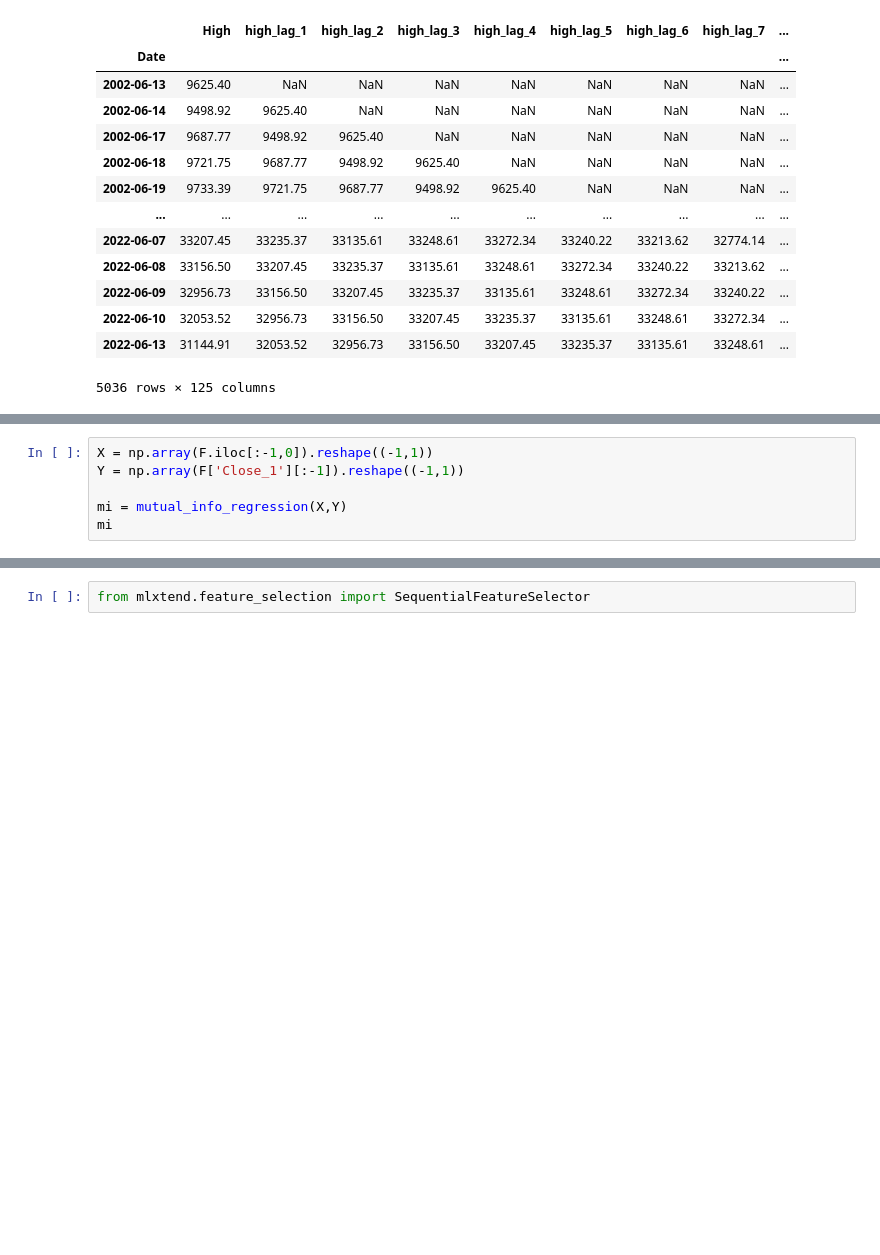
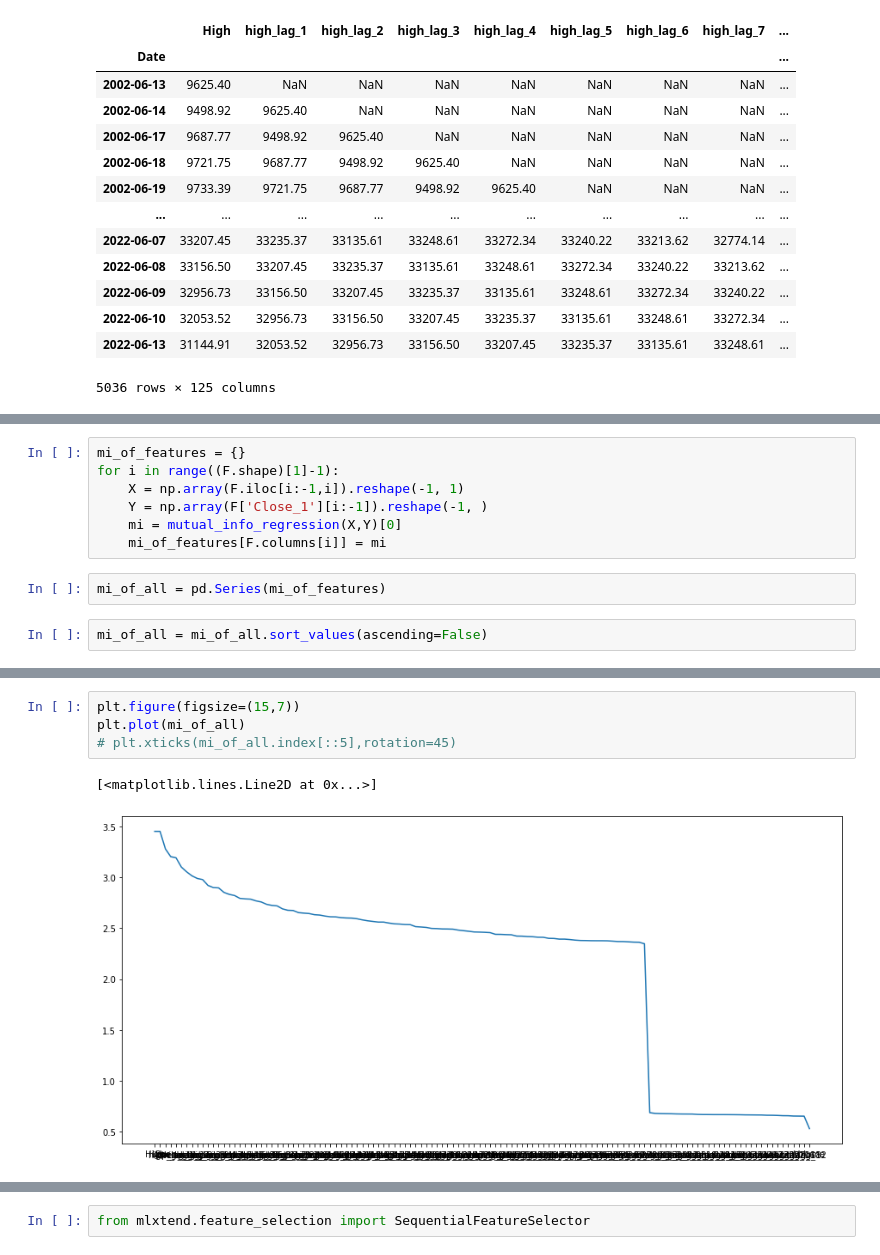
Before and after one commit to GirlOfKook1997/Optimal-Lag-Selection-by-Mutual-Information, a Jupyter notebook: Mutual Information_KNN_Forward Search.ipynb, the cells around one changed output, grey strips where cells are left out. Saved outputs shown, nothing was run; the diff lists cells and outputs as text; blank space fills up the shorter version.

```diff
--- a/Mutual Information_KNN_Forward Search.ipynb
+++ b/Mutual Information_KNN_Forward Search.ipynb
@@ -134,6 +108,0 @@ from sklearn.feature_selection import mutual_info_regression
-# %%
-X = np.array(F.iloc[:-1,0]).reshape((-1,1))
-Y = np.array(F['Close_1'][:-1]).reshape((-1,1))
-
-mi = mutual_info_regression(X,Y)
-mi
@@ -141,0 +161,11 @@ array([3.45191133])
+# %%
+mi_of_features = {}
+for i in range((F.shape)[1]-1):
+    X = np.array(F.iloc[i:-1,i]).reshape(-1, 1)
+    Y = np.array(F['Close_1'][i:-1]).reshape(-1, )
+    mi = mutual_info_regression(X,Y)[0]
+    mi_of_features[F.columns[i]] = mi
+# %%
+mi_of_all = pd.Series(mi_of_features)
+# %%
+mi_of_all = mi_of_all.sort_values(ascending=False)
@@ -141,0 +187,7 @@ array([3.45191133])
+# %%
+plt.figure(figsize=(15,7))
+plt.plot(mi_of_all)
+# plt.xticks(mi_of_all.index[::5],rotation=45)
+# %% [output]
+[<matplotlib.lines.Line2D at 0x...>]
+[figure, added]
```
Also changed, not shown: parts of 27 cells of this notebook.
